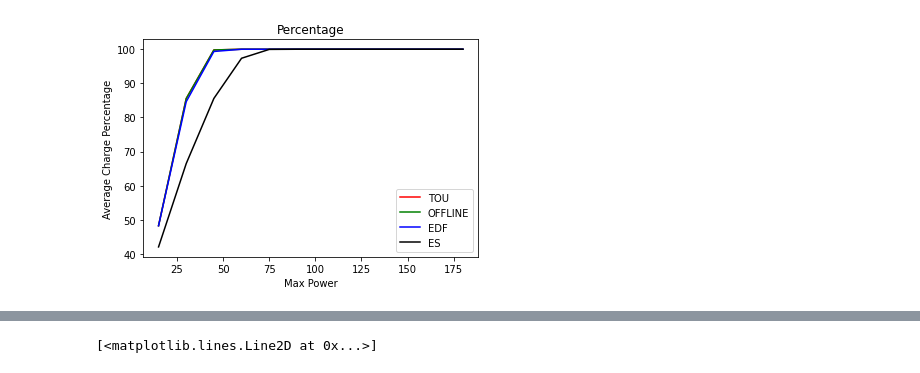
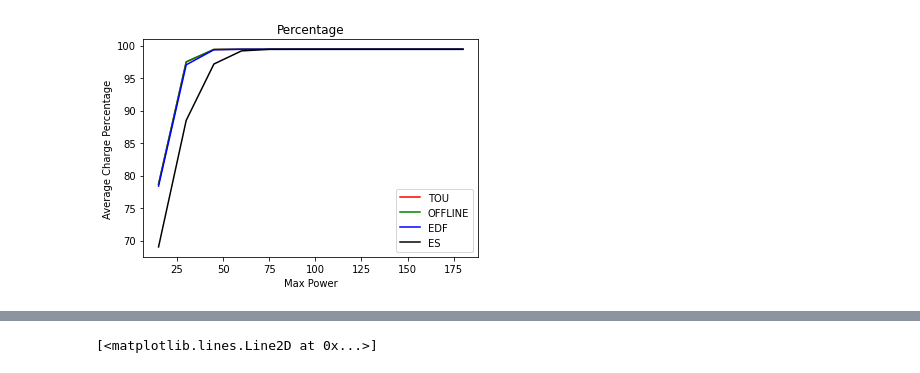
Before and after one commit to kaicheng0824/carbon_aware_ev_charging, a Jupyter notebook: result/result_analysis.ipynb, the cells around one changed output, grey strips where cells are left out. Cells and saved outputs as stored; diff of their text form; code cells hidden in the pictures.

```diff
--- a/result/result_analysis.ipynb
+++ b/result/result_analysis.ipynb
@@ -11,7 +11,7 @@ max_power = int(180)
 num_of_samples = int(180 / sample_step)
 
 num_vehicle_ub = 100000
-num_vehicle_lb = 40
+num_vehicle_lb = 0
 
 tou_df = np.zeros(num_of_samples,dtype=object)
 edf_df = np.zeros(num_of_samples,dtype=object)
@@ -49,34 +49,34 @@ for i in range(1,num_of_samples+1,1):
                                 (df2.num_vehicle > num_vehicle_lb)]['carbon_emission(kg)'].mean()
 
     edf_percent_mean[i-1] = df3[(df3.num_vehicle < num_vehicle_ub) &
                                (df3.num_vehicle > num_vehicle_lb)].percents.mean()
     edf_emission_mean[i-1] = df3[(df3.num_vehicle < num_vehicle_ub) &
                                 (df3.num_vehicle > num_vehicle_lb)]['carbon_emission(kg)'].mean()
 
     es_percent_mean[i-1] = df4[(df4.num_vehicle < num_vehicle_ub) &
                                (df4.num_vehicle > num_vehicle_lb)].percents.mean()
     es_emission_mean[i-1] = df4[(df4.num_vehicle < num_vehicle_ub) &
                                 (df4.num_vehicle > num_vehicle_lb)]['carbon_emission(kg)'].mean()
 #print(df)
 #print(df2)
 
 plt.plot(power,tou_percent_mean, color='r', label='TOU')
 plt.plot(power,offline_percent_mean, color='g', label='OFFLINE')
 plt.plot(power,edf_percent_mean, color='b', label='EDF')
 plt.plot(power,es_percent_mean, color='k', label='ES')
 
 # Naming the x-axis, y-axis and the whole graph
 plt.xlabel("Max Power")
 plt.ylabel("Average Charge Percentage")
 plt.title("Percentage")
 
 # Adding legend, which helps us recognize the curve according to it's color
 plt.legend()
 
 # To load the display window
 plt.show()
 # %% [output]
-[figure, old version]
+[figure, new version]
 # %%
 plt.plot(power,tou_emission_mean, color='r', label='TOU')
 plt.plot(power,offline_emission_mean, color='g', label='OFFLINE')
```
Also changed, not shown: parts of 7 cells of this notebook, 3 other files.
